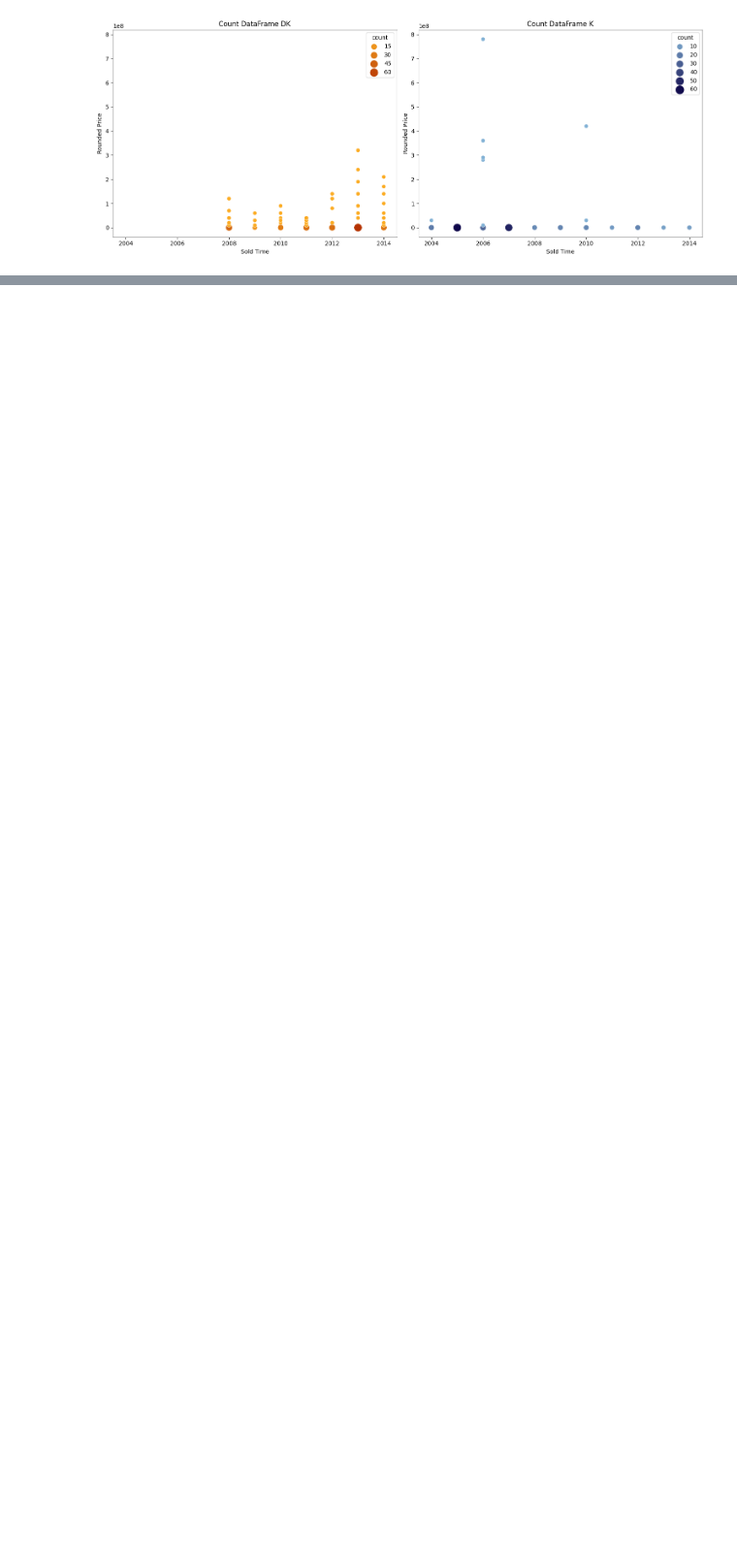
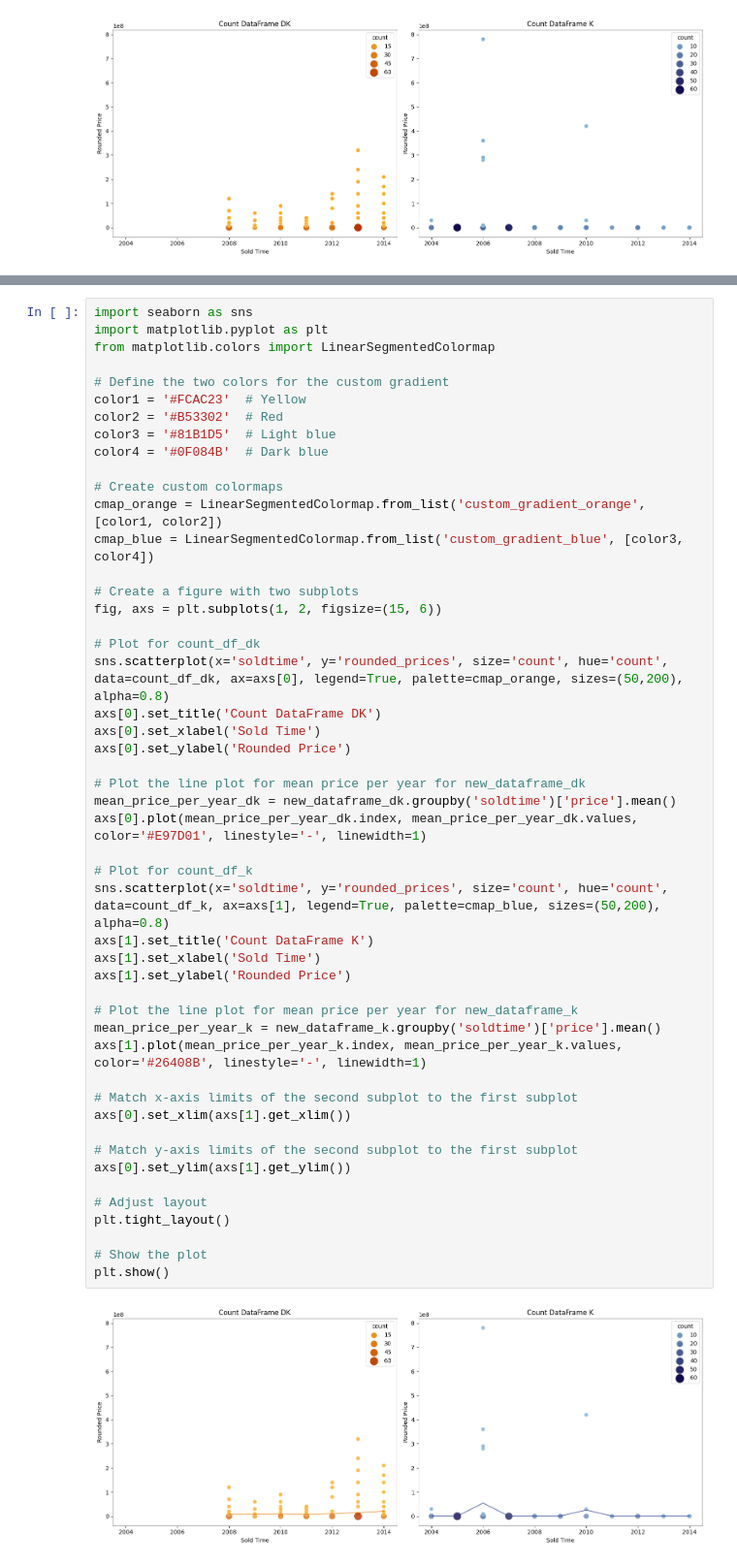
Before and after one commit to giorgiacrosilla/reputationera, a Jupyter notebook: tobesent/reputation_era.ipynb, the cells around one changed output, grey strips where cells are left out. Shown at 97% size. Drawn from its saved outputs; the diff is of its cells as text; blank space fills up the shorter version.

```diff
--- a/tobesent/reputation_era.ipynb
+++ b/tobesent/reputation_era.ipynb
@@ -933,0 +1019,51 @@ This analysis shows us that
+# %%
+import seaborn as sns
+import matplotlib.pyplot as plt
+from matplotlib.colors import LinearSegmentedColormap
+
+# Define the two colors for the custom gradient
+color1 = '#FCAC23'  # Yellow
+color2 = '#B53302'  # Red
+color3 = '#81B1D5'  # Light blue
+color4 = '#0F084B'  # Dark blue
+
+# Create custom colormaps
+cmap_orange = LinearSegmentedColormap.from_list('custom_gradient_orange', [color1, color2])
+cmap_blue = LinearSegmentedColormap.from_list('custom_gradient_blue', [color3, color4])
+
+# Create a figure with two subplots
+fig, axs = plt.subplots(1, 2, figsize=(15, 6))
+
+# Plot for count_df_dk
+sns.scatterplot(x='soldtime', y='rounded_prices', size='count', hue='count', data=count_df_dk, ax=axs[0], legend=True, palette=cmap_orange, sizes=(50,200), alpha=0.8)
+axs[0].set_title('Count DataFrame DK')
+axs[0].set_xlabel('Sold Time')
+axs[0].set_ylabel('Rounded Price')
+
+# Plot the line plot for mean price per year for new_dataframe_dk
+mean_price_per_year_dk = new_dataframe_dk.groupby('soldtime')['price'].mean()
+axs[0].plot(mean_price_per_year_dk.index, mean_price_per_year_dk.values, color='#E97D01', linestyle='-', linewidth=1)
+
+# Plot for count_df_k
+sns.scatterplot(x='soldtime', y='rounded_prices', size='count', hue='count', data=count_df_k, ax=axs[1], legend=True, palette=cmap_blue, sizes=(50,200), alpha=0.8)
+axs[1].set_title('Count DataFrame K')
+axs[1].set_xlabel('Sold Time')
+axs[1].set_ylabel('Rounded Price')
+
+# Plot the line plot for mean price per year for new_dataframe_k
+mean_price_per_year_k = new_dataframe_k.groupby('soldtime')['price'].mean()
+axs[1].plot(mean_price_per_year_k.index, mean_price_per_year_k.values, color='#26408B', linestyle='-', linewidth=1)
+
+# Match x-axis limits of the second subplot to the first subplot
+axs[0].set_xlim(axs[1].get_xlim())
+
+# Match y-axis limits of the second subplot to the first subplot
+axs[0].set_ylim(axs[1].get_ylim())
+
+# Adjust layout
+plt.tight_layout()
+
+# Show the plot
+plt.show()
+# %% [output]
+[figure, added]
```
Also changed, not shown: parts of 14 cells of this notebook.
